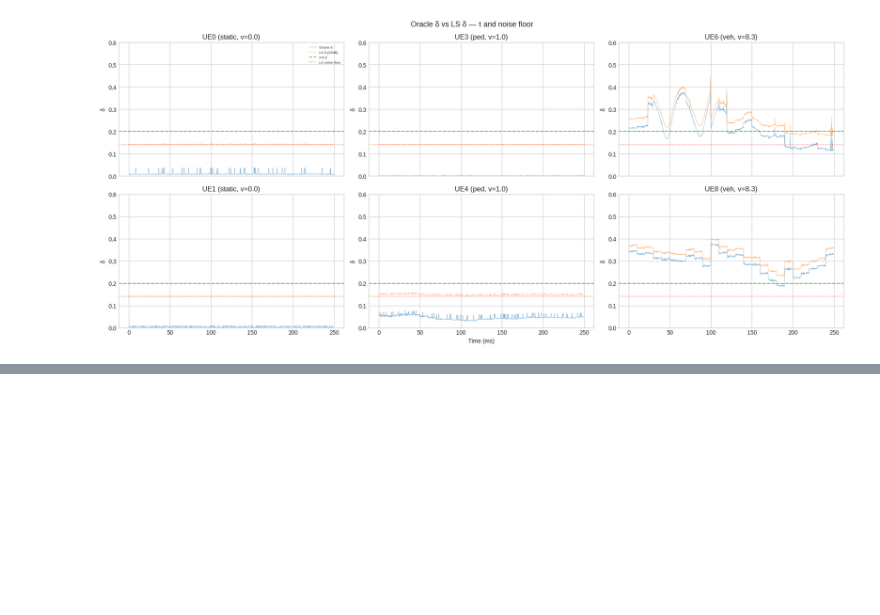
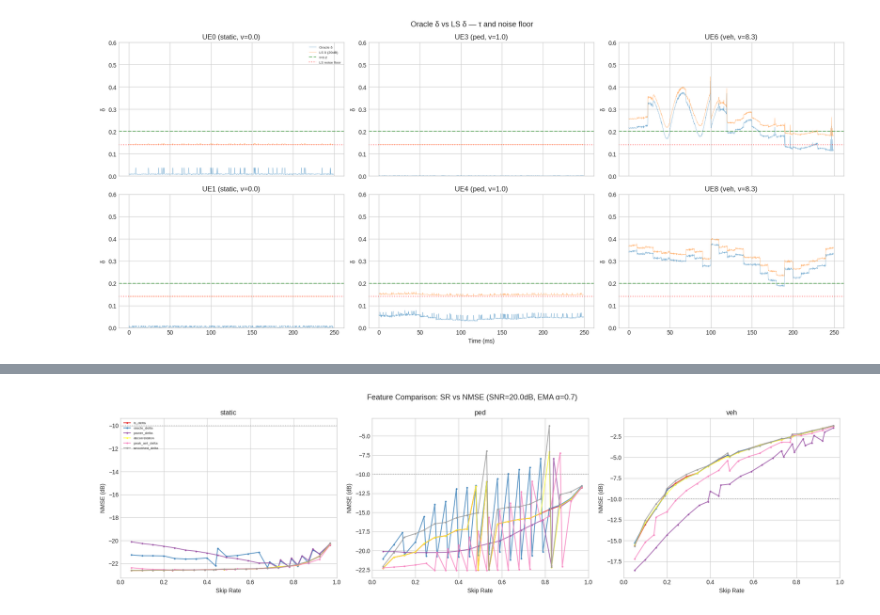
Before and after one commit to sungminlee114/6g-collaborative_bs, a Jupyter notebook: src/experiments/analysis.ipynb, the cells around one changed output, grey strips where cells are left out. Drawn from its saved outputs; the diff is of its cells as text; code cells hidden in the pictures; blank space fills up the shorter version.

```diff
--- a/src/experiments/analysis.ipynb
+++ b/src/experiments/analysis.ipynb
@@ -429,64 +483,100 @@ Compare different observable features for the skip/CE decision.
 # %%
-# ═══ Feature-based scheduling comparison ═══
+# ═══ Feature-based scheduling comparison (multi-GPU) ═══
 from src.experiments.pipeline import _vectorized_scheduling, _compute_nmse_from_tiers
 
 SNR_DB = 20.0
 
-def compute_features(h_real, snr_db=20.0):
-    """Compute multiple observable features — all vectorized, no Python loops."""
+def compute_features_gpu(h_real, snr_db=20.0):
+    """Compute all features — chunked across GPUs to avoid OOM."""
     T = h_real.shape[0]
+    n_gpus = torch.cuda.device_count()
+
+    # Pick a GPU with most free memory
+    free_mem = [torch.cuda.mem_get_info(i)[0] for i in range(n_gpus)]
+    best_gpu = max(range(n_gpus), key=lambda i: free_mem[i])
+    device = f"cuda:{best_gpu}"
+
+    # Estimate memory: h_real (T, 2, n_ant, n_sc) × 4 bytes × ~5 copies
+    mem_needed = h_real.nbytes * 5
+    chunk_size = T
+    if mem_needed > free_mem[best_gpu] * 0.7:
+        # Split into chunks that fit
+        chunk_size = max(100, int(T * free_mem[best_gpu] * 0.5 / mem_needed))
+
+    # Noise on CPU (large), then chunk to GPU for feature computation
     sig_pow = h_real.flatten(1).pow(2).mean(1, keepdim=True).sqrt().unsqueeze(-1).unsqueeze(-1)
     h_ls = h_real + (sig_pow / (10 ** (snr_db / 20))) * torch.randn_like(h_real)
 
-    features = {}
-    h_flat = h_ls.flatten(1)  # (T, D)
-    h_flat_o = h_real.flatten(1)
+    features = {k: [] for k in ["ls_delta", "oracle_delta", "power_delta",
+                                  "decorrelation", "peak_ant_delta", "smoothed_delta"]}
 
-    # 1. LS delta
-    diff = h_flat[1:] - h_flat[:-1]
-    features["ls_delta"] = (diff.norm(dim=1) / h_flat[:-1].norm(dim=1).clamp(min=1e-12)).numpy()
+    # Process in chunks on GPU
+    for start in range(0, T - 1, chunk_size):
+        end = min(start + chunk_size + 1, T)  # +1 for diff computation
+        h_chunk = h_real[start:end].to(device)
+        h_ls_chunk = h_ls[start:end].to(device)
 
-    # 2. Oracle delta
-    diff_o = h_flat_o[1:] - h_flat_o[:-1]
-    features["oracle_delta"] = (diff_o.norm(dim=1) / h_flat_o[:-1].norm(dim=1).clamp(min=1e-12)).numpy()
+        h_flat = h_ls_chunk.flatten(1)
+        h_flat_o = h_chunk.flatten(1)
+        n = h_flat.shape[0] - 1
 
-    # 3. Power delta (scalar — cheapest possible)
-    power = h_flat.pow(2).sum(1)
-    features["power_delta"] = (torch.abs(power[1:] - power[:-1]) / power[:-1].clamp(min=1e-12)).numpy()
+        if n <= 0:
+            break
 
-    # 4. Decorrelation: 1 - cosine_similarity
-    dot = (h_flat[1:] * h_flat[:-1]).sum(1)
-    norms = h_flat[1:].norm(dim=1) * h_flat[:-1].norm(dim=1)
-    features["decorrelation"] = (1 - dot / norms.clamp(min=1e-12)).numpy()
+        # LS delta
+        diff = h_flat[1:] - h_flat[:-1]
+        features["ls_delta"].append((diff.norm(dim=1) / h_flat[:-1].norm(dim=1).clamp(min=1e-12)).cpu())
 
-    # 5. Peak antenna delta
-    ant_power = h_ls.pow(2).sum(dim=(1, 3))  # (T, n_ant)
-    ant_diff = torch.abs(ant_power[1:] - ant_power[:-1])
-    features["peak_ant_delta"] = (ant_diff / ant_power[:-1].clamp(min=1e-12)).max(dim=1).values.numpy()
+        # Oracle delta
+        diff_o = h_flat_o[1:] - h_flat_o[:-1]
+        features["oracle_delta"].append((diff_o.norm(dim=1) / h_flat_o[:-1].norm(dim=1).clamp(min=1e-12)).cpu())
 
-    # 6. Smoothed LS delta (EMA, vectorized via cumsum trick)
+        # Power delta
+        power = h_flat.pow(2).sum(1)
+        features["power_delta"].append((torch.abs(power[1:] - power[:-1]) / power[:-1].clamp(min=1e-12)).cpu())
+
+        # Decorrelation
+        dot = (h_flat[1:] * h_flat[:-1]).sum(1)
+        norms = h_flat[1:].norm(dim=1) * h_flat[:-1].norm(dim=1)
+        features["decorrelation"].append((1 - dot / norms.clamp(min=1e-12)).cpu())
+
+        # Peak antenna delta
+        ant_power = h_ls_chunk.pow(2).sum(dim=(1, 3))
+        ant_diff = torch.abs(ant_power[1:] - ant_power[:-1])
+        features["peak_ant_delta"].append((ant_diff / ant_power[:-1].clamp(min=1e-12)).max(dim=1).values.cpu())
+
+        del h_chunk, h_ls_chunk, h_flat, h_flat_o, diff, diff_o
+        torch.cuda.empty_cache()
+
+    # Smoothed delta (sequential, CPU — small per-element ops)
     alpha_s = 0.4
     h_smooth = torch.zeros_like(h_ls)
     h_smooth[0] = h_ls[0]
-    for t in range(1, T):  # unavoidable sequential for EMA
+    for t in range(1, T):
         h_smooth[t] = alpha_s * h_ls[t] + (1 - alpha_s) * h_smooth[t - 1]
     diff_s = h_smooth[1:].flatten(1) - h_smooth[:-1].flatten(1)
-    features["smoothed_delta"] = (diff_s.norm(dim=1) / h_smooth[:-1].flatten(1).norm(dim=1).clamp(min=1e-12)).numpy()
+    features["smoothed_delta"].append(
+        (diff_s.norm(dim=1) / h_smooth[:-1].flatten(1).norm(dim=1).clamp(min=1e-12)))
+    del h_smooth
 
-    return h_ls, features
+    # Concat chunks
+    result = {k: torch.cat(v).numpy() if isinstance(v[0], torch.Tensor) else np.concatenate(v)
+              for k, v in features.items()}
+
+    return h_ls, result
 
 
-# Sweep: all features × percentile thresholds — vectorized scheduling (no Python loop per slot)
+# Sweep
 all_results = {}
 percentiles = np.linspace(5, 99, 20)
 
 from tqdm.auto import tqdm
 for u in tqdm(ue_data["ue_list"], desc="Feature sweep", unit="ue"):
     h = u["h_real"]
-    h_ls, features = compute_features(h, SNR_DB)
+    h_ls, features = compute_features_gpu(h, SNR_DB)
     lbl = "static" if u["speed"] < 0.1 else ("ped" if u["speed"] < 5 else "veh")
 
-    for feat_name, feat_vals in features.items():
+    for feat_name, feat_vals in tqdm(features.items(), desc=f"  UE{u['uid']}", leave=False, unit="feat"):
         if feat_name not in all_results:
             all_results[feat_name] = {"static": [], "ped": [], "veh": []}
 
@@ -506,30 +596,32 @@ feat_colors = plt.cm.Set1(np.linspace(0, 1, len(all_results)))
 for col, spd_label in enumerate(["static", "ped", "veh"]):
     ax = axes[col]
     for fi, (feat_name, speed_data) in enumerate(all_results.items()):
         pts = speed_data[spd_label]
         if not pts:
             continue
         sr_bins = {}
         for p in pts:
             sr_bins.setdefault(round(p["sr"], 2), []).append(p["nmse"])
         srs = sorted(sr_bins.keys())
         ax.plot(srs, [np.mean(sr_bins[s]) for s in srs], marker=".", ms=4,
                 label=feat_name, color=feat_colors[fi], alpha=0.8)
 
     ax.axhline(-10, color="gray", ls=":", alpha=0.5)
     ax.set_xlabel("Skip Rate"); ax.set_ylabel("NMSE (dB)"); ax.set_title(spd_label)
     if col == 0: ax.legend(fontsize=6, loc="upper left")
     ax.set_xlim(0, 1)
 
 fig.suptitle(f"Feature Comparison: SR vs NMSE (SNR={SNR_DB}dB, EMA α=0.7)", fontsize=13)
 plt.tight_layout(); plt.show()
 
 print("\nBest feature at NMSE ≤ -10dB:")
 for spd_label in ["static", "ped", "veh"]:
     best_feat, best_sr = None, -1
     for feat_name, speed_data in all_results.items():
         for p in speed_data[spd_label]:
             if p["nmse"] <= -10 and p["sr"] > best_sr:
                 best_sr = p["sr"]
                 best_feat = feat_name
     print(f"  {spd_label}: {best_feat} → SR={best_sr:.0%}" if best_feat else f"  {spd_label}: none")
+# %% [output]
+[figure, added]
```
Also changed, not shown: parts of 26 cells of this notebook.
